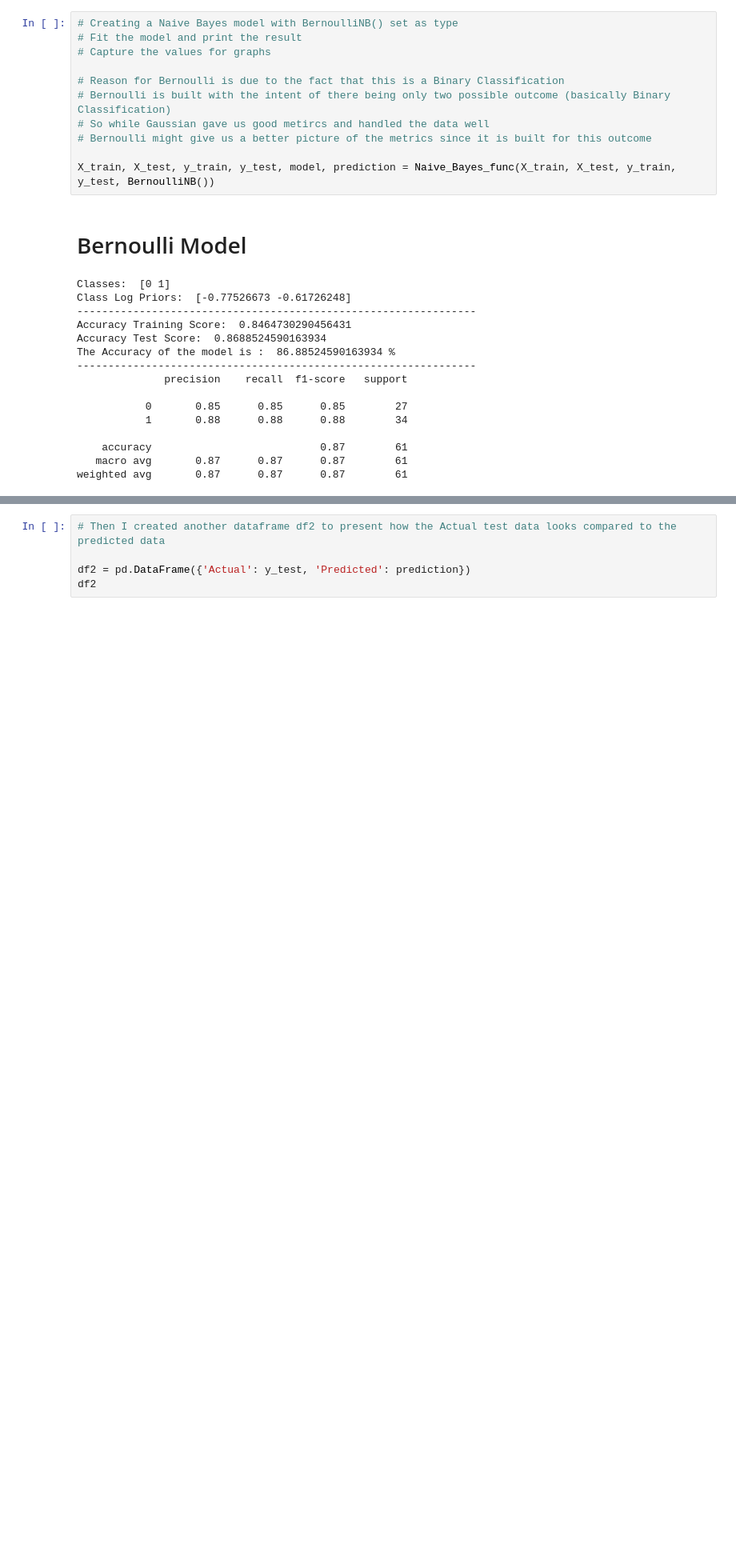
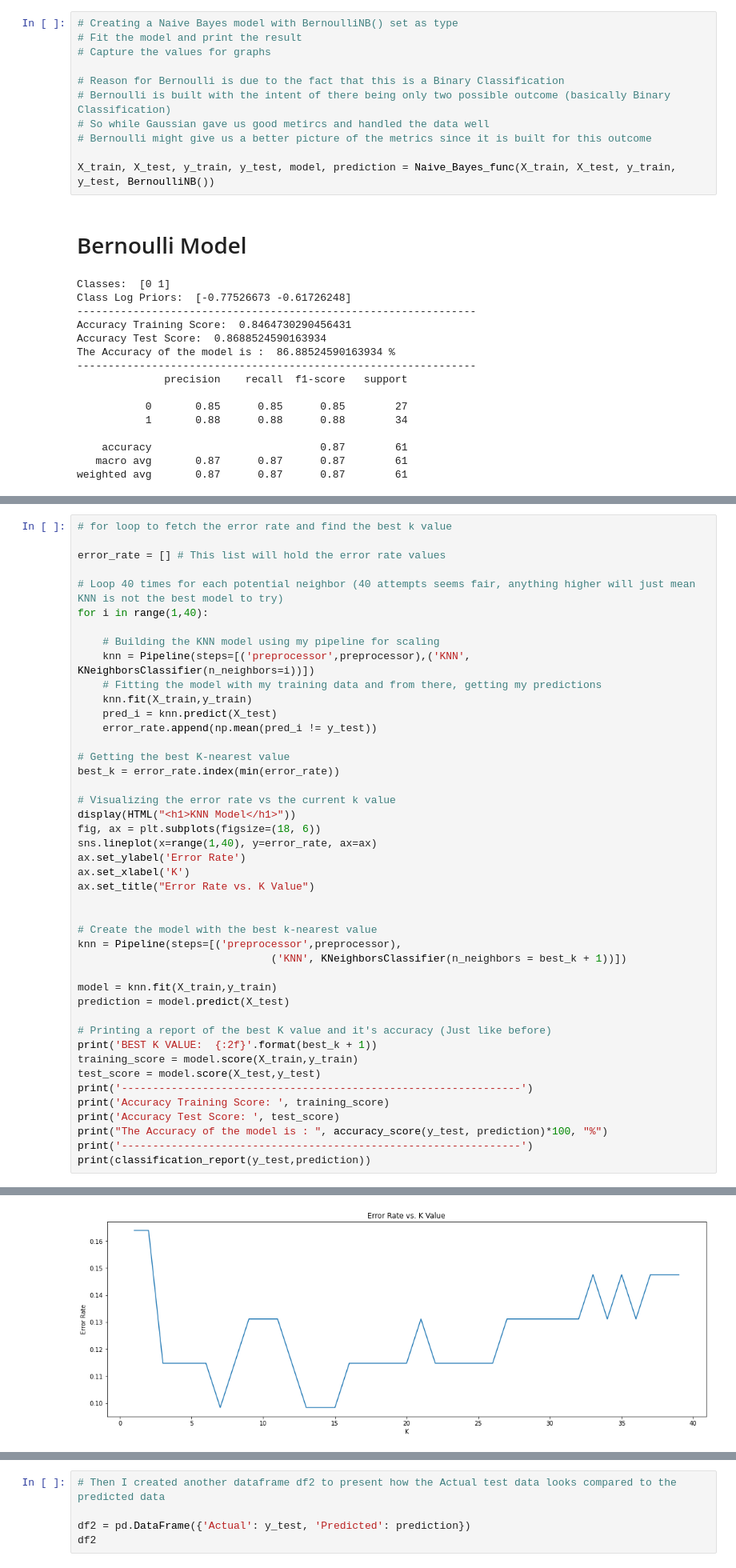
Before and after one commit to CleverJinn/DataScience, a Jupyter notebook: HeartAttack-Classification/Classification_HeartAttackPredictions.ipynb, the cells around one changed output, grey strips where cells are left out. Shown at 80% size. Drawn from its saved outputs; the diff is of its cells as text; blank space fills up the shorter version.

```diff
--- a/HeartAttack-Classification/Classification_HeartAttackPredictions.ipynb
+++ b/HeartAttack-Classification/Classification_HeartAttackPredictions.ipynb
@@ -747,0 +788,45 @@ weighted avg       0.87      0.87      0.87        61
+# %%
+# for loop to fetch the error rate and find the best k value
+
+error_rate = [] # This list will hold the error rate values
+
+# Loop 40 times for each potential neighbor (40 attempts seems fair, anything higher will just mean KNN is not the best model to try)
+for i in range(1,40):
+
+    # Building the KNN model using my pipeline for scaling
+    knn = Pipeline(steps=[('preprocessor',preprocessor),('KNN', KNeighborsClassifier(n_neighbors=i))])
+    # Fitting the model with my training data and from there, getting my predictions
+    knn.fit(X_train,y_train)
+    pred_i = knn.predict(X_test)
+    error_rate.append(np.mean(pred_i != y_test))
+
+# Getting the best K-nearest value
+best_k = error_rate.index(min(error_rate))
+
+# Visualizing the error rate vs the current k value
+display(HTML("<h1>KNN Model</h1>"))
+fig, ax = plt.subplots(figsize=(18, 6))
+sns.lineplot(x=range(1,40), y=error_rate, ax=ax)
+ax.set_ylabel('Error Rate')
+ax.set_xlabel('K')
+ax.set_title("Error Rate vs. K Value")
+
+
+# Create the model with the best k-nearest value
+knn = Pipeline(steps=[('preprocessor',preprocessor),
+                               ('KNN', KNeighborsClassifier(n_neighbors = best_k + 1))])
+
+model = knn.fit(X_train,y_train)
+prediction = model.predict(X_test)
+
+# Printing a report of the best K value and it's accuracy (Just like before)
+print('BEST K VALUE:  {:2f}'.format(best_k + 1))
+training_score = model.score(X_train,y_train)
+test_score = model.score(X_test,y_test)
+print('----------------------------------------------------------------')
+print('Accuracy Training Score: ', training_score)
+print('Accuracy Test Score: ', test_score)
+print("The Accuracy of the model is : ", accuracy_score(y_test, prediction)*100, "%")
+print('----------------------------------------------------------------')
+print(classification_report(y_test,prediction))
+# %% [output]
@@ -747,0 +848 @@ weighted avg       0.87      0.87      0.87        61
+[figure, added]
```
Also changed, not shown: parts of 149 cells of this notebook, 1 other file.
